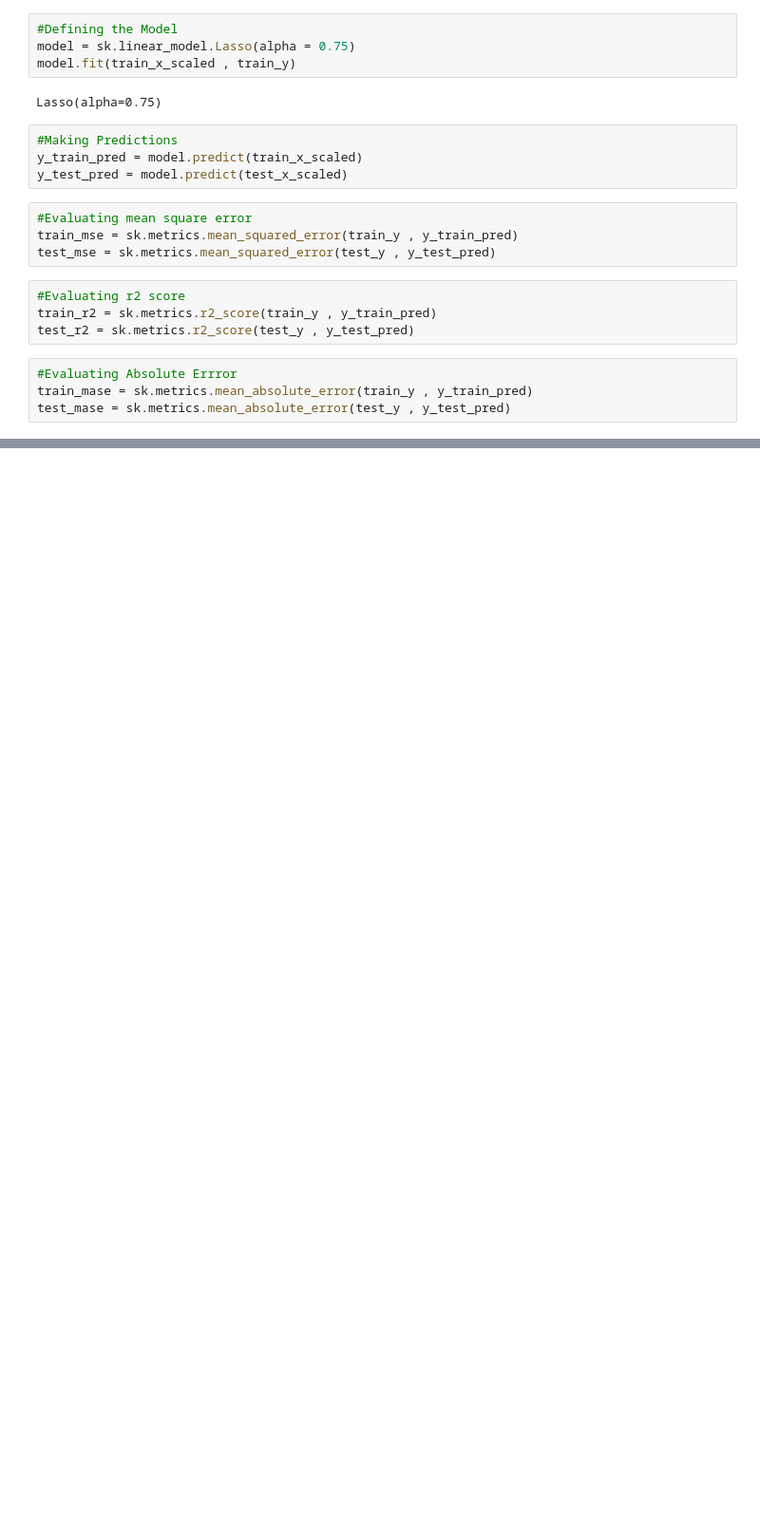
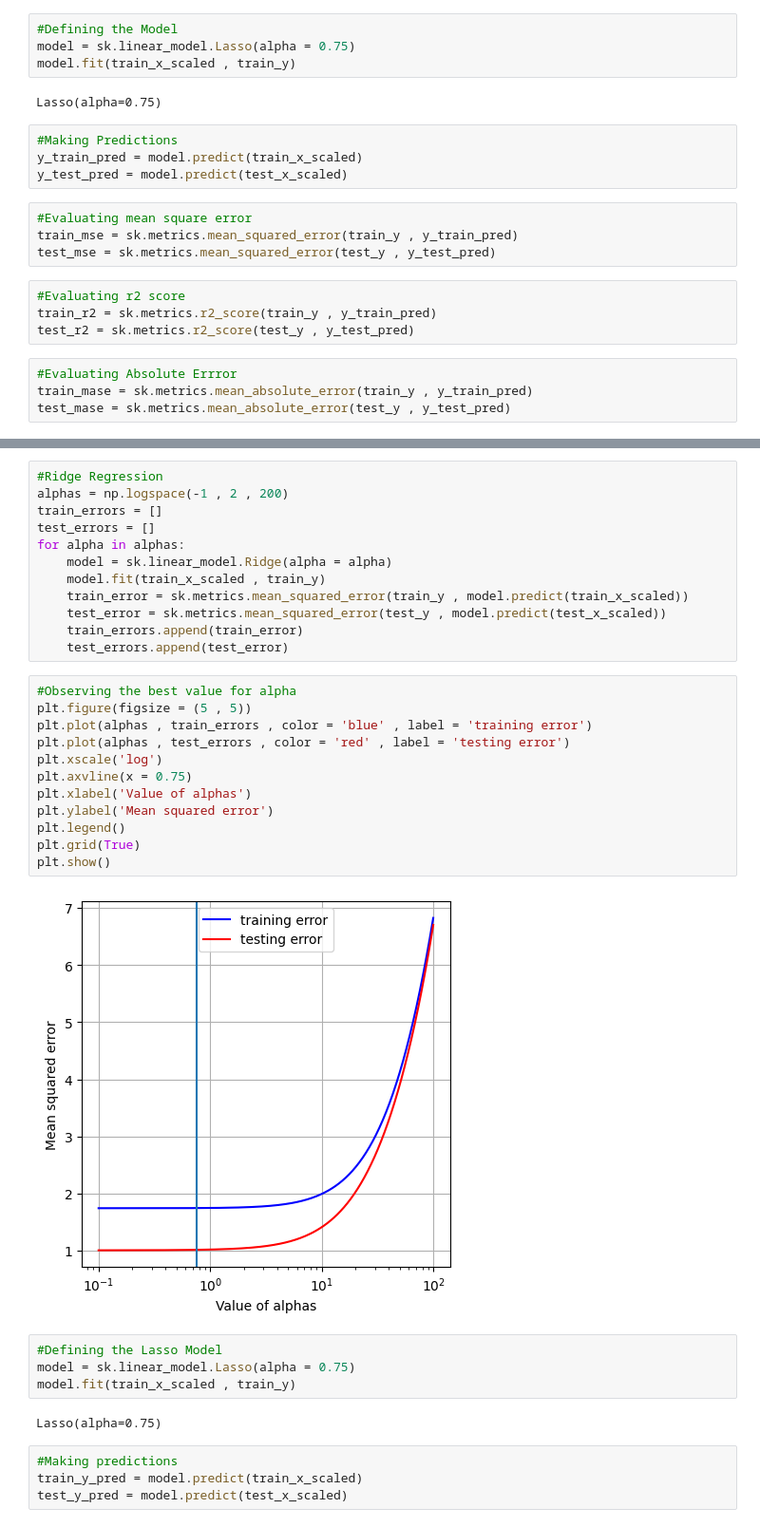
Before and after one commit to Legendav007/Body-Fat-Detection, a Jupyter notebook: body_fat.ipynb, the cells around one changed output, grey strips where cells are left out. Shown: that part at 95% size. Saved outputs shown, nothing was run; the diff lists cells and outputs as text; blank space fills up the shorter version.

Commit message:
added ridge regression

```diff
--- a/body_fat.ipynb
+++ b/body_fat.ipynb
@@ -177,0 +179,36 @@ Test mean absolute error:1.2696281078540883
+# %%
+#Ridge Regression
+alphas = np.logspace(-1 , 2 , 200)
+train_errors = []
+test_errors = []
+for alpha in alphas:
+    model = sk.linear_model.Ridge(alpha = alpha)
+    model.fit(train_x_scaled , train_y)
+    train_error = sk.metrics.mean_squared_error(train_y , model.predict(train_x_scaled))
+    test_error = sk.metrics.mean_squared_error(test_y , model.predict(test_x_scaled))
+    train_errors.append(train_error)
+    test_errors.append(test_error)
+# %%
+#Observing the best value for alpha
+plt.figure(figsize = (5 , 5))
+plt.plot(alphas , train_errors , color = 'blue' , label = 'training error')
+plt.plot(alphas , test_errors , color = 'red' , label = 'testing error')
+plt.xscale('log')
+plt.axvline(x = 0.75)
+plt.xlabel('Value of alphas')
+plt.ylabel('Mean squared error')
+plt.legend()
+plt.grid(True)
+plt.show()
+# %% [output]
+[figure, added]
+# %%
+#Defining the Lasso Model
+model = sk.linear_model.Lasso(alpha = 0.75)
+model.fit(train_x_scaled , train_y)
+# %% [output]
+Lasso(alpha=0.75)
+# %%
+#Making predictions
+train_y_pred = model.predict(train_x_scaled)
+test_y_pred = model.predict(test_x_scaled)
```
Also changed, not shown: parts of 8 cells of this notebook.
